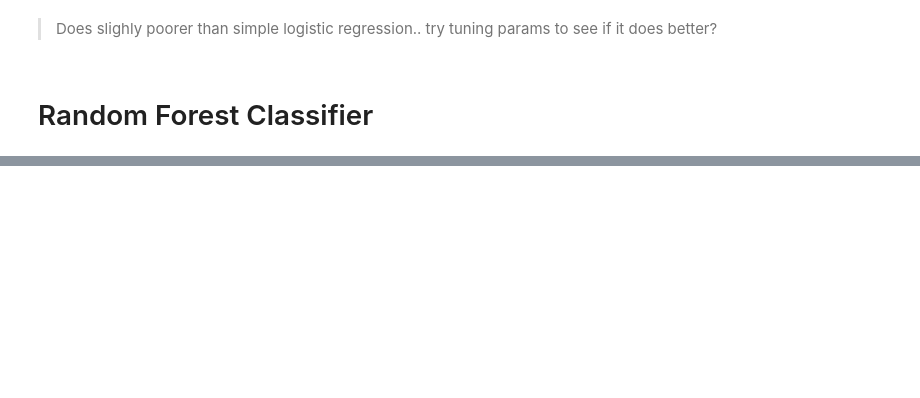
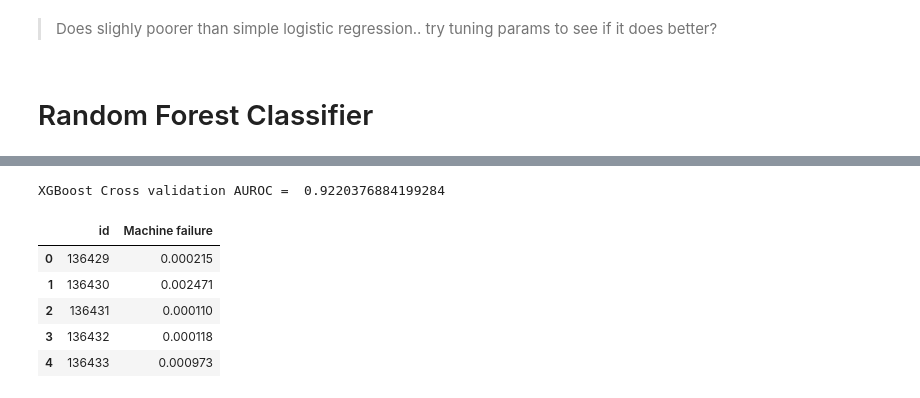
Before and after one commit to sharmilat29/Kaggle-Machine-Failure-Classification-Algorithms, a Jupyter notebook: machine-failure-binary-classification.ipynb, the cells around one changed output, grey strips where cells are left out. Cells and saved outputs as stored; diff of their text form; code cells hidden in the pictures; blank space fills up the shorter version.

Commit message:
Kaggle Notebook | Machine Failure - Binary Classification | Version 5

```diff
--- a/machine-failure-binary-classification.ipynb
+++ b/machine-failure-binary-classification.ipynb
@@ -342,0 +368,22 @@ submission.head()
+# %%
+# XGBoost with cross-validation
+
+cv_scores = cross_val_score(model_xgb, train_X_complete, complete_y, cv = 5, scoring = 'roc_auc')
+
+print("XGBoost Cross validation AUROC = ", cv_scores.mean())
+# %% [output]
+XGBoost Cross validation AUROC =  0.9220376884199284
+# %%
+pred_sub = model_xgb.predict_proba(test_df_new)[:,1]
+sub1 = pd.DataFrame(pred_sub, columns = ['Machine failure'])
+ex_col = test_df[["id"]]
+submission = ex_col.join(sub1)
+submission.to_csv("submission3.csv", index = False)
+submission.head()
+# %% [output]
+|  | id | Machine failure |
+| 0 | 136429 | 0.000215 |
+| 1 | 136430 | 0.002471 |
+| 2 | 136431 | 0.000110 |
+| 3 | 136432 | 0.000118 |
+| 4 | 136433 | 0.000973 |
```
Also changed, not shown: parts of 12 cells of this notebook.
